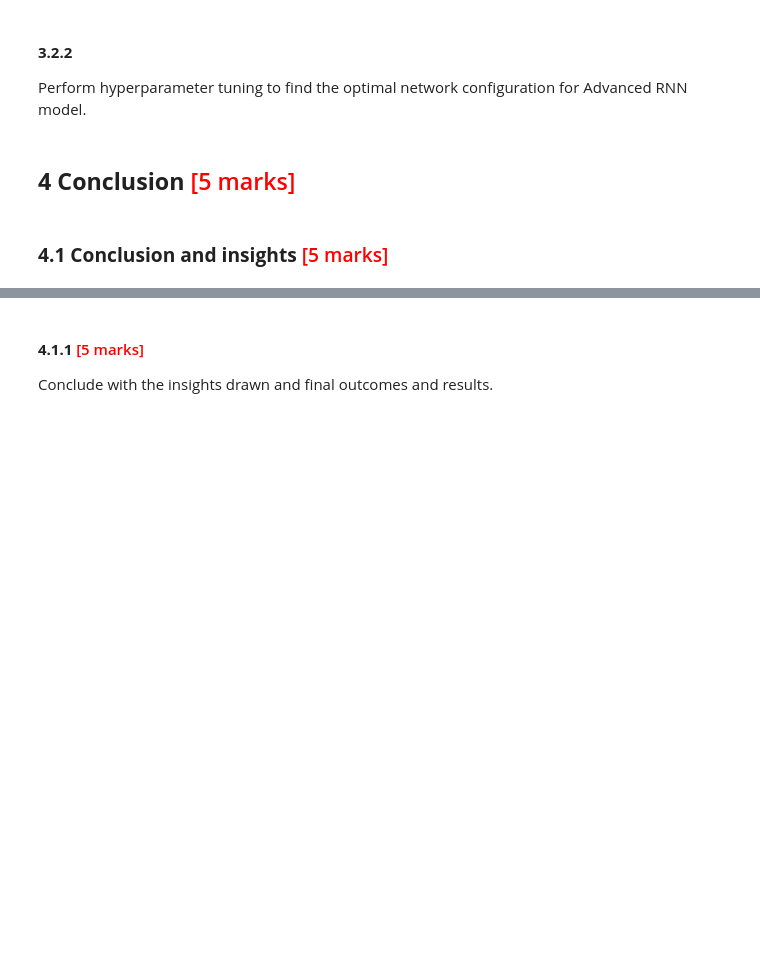
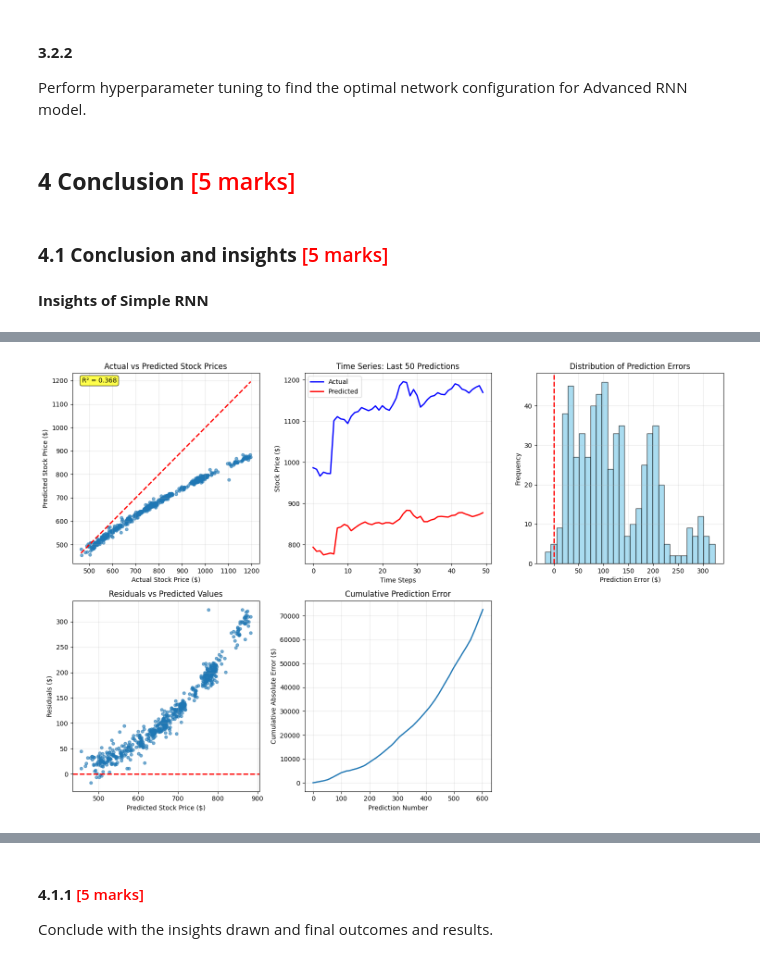
Before and after one commit to Jeeva0104/RNN_Stock_Price_Prediction, a Jupyter notebook: RNN_Assg_Stock_Price_Prediction_Starter.ipynb, the cells around one changed output, grey strips where cells are left out. Drawn from its saved outputs; the diff is of its cells as text; code cells hidden in the pictures; blank space fills up the shorter version.

```diff
--- a/RNN_Assg_Stock_Price_Prediction_Starter.ipynb
+++ b/RNN_Assg_Stock_Price_Prediction_Starter.ipynb
@@ -1264,7 +1264,7 @@ callbacks = [
     )
 ]
 # Train the model
-history = optimal_model.fit(
+h= optimal_model.fit(
     X_train, y_train,
     batch_size=32,
     epochs=200,  # More epochs since we have early stopping
@@ -1317,7 +1317,7 @@ Plotting the actual vs predicted values
 print("Generating predictions on test data...")
 
 # 1. Generate predictions using the optimal advanced model
-y_pred_advanced = optimal_model.predict(X_test, verbose=0)
+y_pred_simple = optimal_model.predict(X_test, verbose=0)
 # %% [output]
 Generating predictions on test data...
 # %% [markdown]
@@ -2454,3 +2281,78 @@ Perform hyperparameter tuning to find the optimal network configuration for Adva
 ## **4 Conclusion** <font color =red> [5 marks] </font>
 # %% [markdown]
 ### **4.1 Conclusion and insights** <font color =red> [5 marks] </font>
+# %% [markdown]
+**Insights of Simple RNN**
+# %%
+# 6. Statistical significance tests
+from scipy import stats
+
+# Prediction errors
+errors = y_test_original.flatten() - y_pred_simple_original.flatten()
+
+print(f"\n📈 ERROR ANALYSIS:")
+print(f"- Mean Error (Bias): ${np.mean(errors):.2f}")
+print(f"- Error Standard Deviation: ${np.std(errors):.2f}")
+print(f"- Maximum Error: ${np.max(np.abs(errors)):.2f}")
+print(f"- 95% of errors within: ±${np.percentile(np.abs(errors), 95):.2f}")
+
+# 7. Create visualization of predictions vs actual
+plt.figure(figsize=(15, 10))
+
+# Subplot 1: Actual vs Predicted scatter plot
+plt.subplot(2, 3, 1)
+plt.scatter(y_test_original, y_pred_simple_original, alpha=0.6, s=20)
+plt.plot([y_test_original.min(), y_test_original.max()],
+         [y_test_original.min(), y_test_original.max()], 'r--', lw=2)
+plt.xlabel('Actual Stock Price ($)')
+plt.ylabel('Predicted Stock Price ($)')
+plt.title('Actual vs Predicted Stock Prices')
+plt.grid(True, alpha=0.3)
+
+# Add R² to the plot
+plt.text(0.05, 0.95, f'R² = {r2:.3f}', transform=plt.gca().transAxes,
+         bbox=dict(boxstyle="round,pad=0.3", facecolor="yellow", alpha=0.7))
+
+# Subplot 2: Time series comparison (last 50 predictions)
+plt.subplot(2, 3, 2)
+n_plot = min(50, len(y_test_original))
+time_index = range(n_plot)
+plt.plot(time_index, y_test_original[-n_plot:], 'b-', label='Actual', linewidth=2)
+plt.plot(time_index, y_pred_simple_original[-n_plot:], 'r-', label='Predicted', linewidth=2)
+plt.xlabel('Time Steps')
+plt.ylabel('Stock Price ($)')
+plt.title(f'Time Series: Last {n_plot} Predictions')
+plt.legend()
+plt.grid(True, alpha=0.3)
+
+# Subplot 3: Prediction errors histogram
+plt.subplot(2, 3, 3)
+plt.hist(errors, bins=30, alpha=0.7, edgecolor='black', color='skyblue')
+plt.axvline(x=0, color='red', linestyle='--', linewidth=2)
+plt.xlabel('Prediction Error ($)')
+plt.ylabel('Frequency')
+plt.title('Distribution of Prediction Errors')
+plt.grid(True, alpha=0.3)
+
+# Subplot 4: Residuals vs Predicted
+plt.subplot(2, 3, 4)
+plt.scatter(y_pred_simple_original, errors, alpha=0.6, s=20)
+plt.axhline(y=0, color='red', linestyle='--', linewidth=2)
+plt.xlabel('Predicted Stock Price ($)')
+plt.ylabel('Residuals ($)')
+plt.title('Residuals vs Predicted Values')
+plt.grid(True, alpha=0.3)
+
+
+# Subplot 5: Cumulative error over time
+plt.subplot(2, 3, 5)
+cumulative_error = np.cumsum(np.abs(errors))
+plt.plot(cumulative_error, linewidth=2)
+plt.xlabel('Prediction Number')
+plt.ylabel('Cumulative Absolute Error ($)')
+plt.title('Cumulative Prediction Error')
+plt.grid(True, alpha=0.3)
+
+plt.tight_layout()
+plt.show()
+# %% [output]
@@ -2456,0 +2364 @@ Perform hyperparameter tuning to find the optimal network configuration for Adva
+[figure, added]
```
Also changed, not shown: parts of 16 cells of this notebook, 1 other file.
